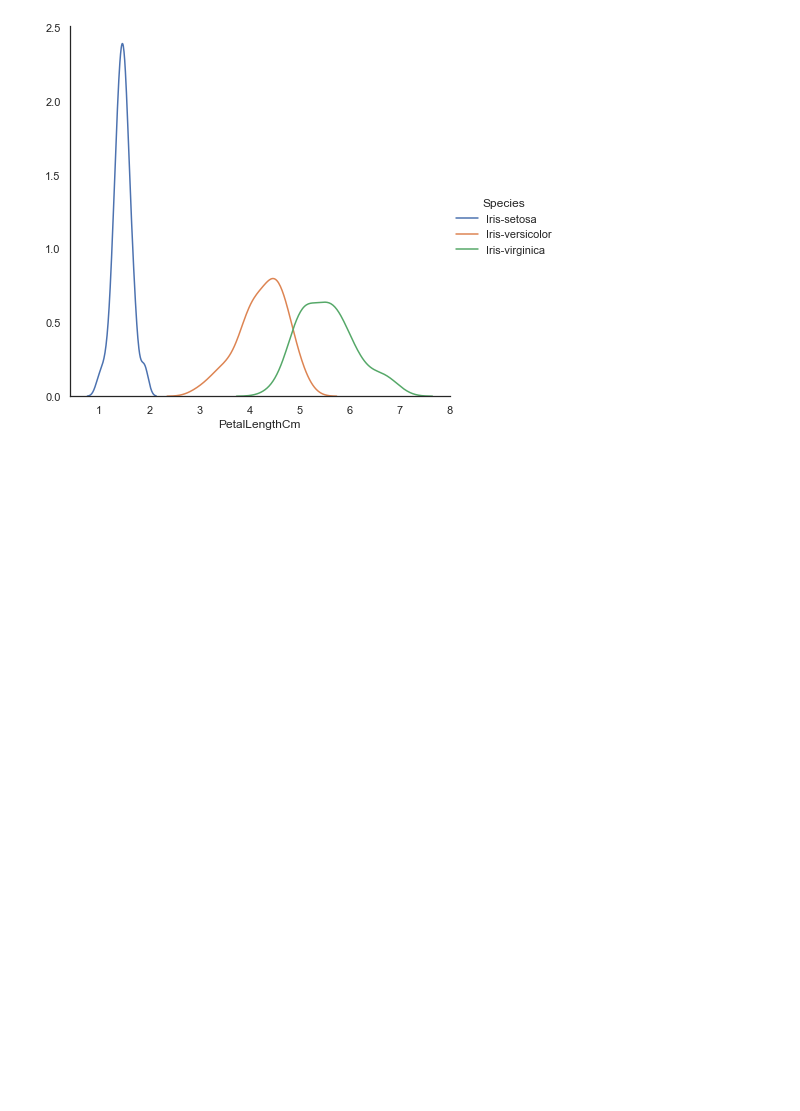
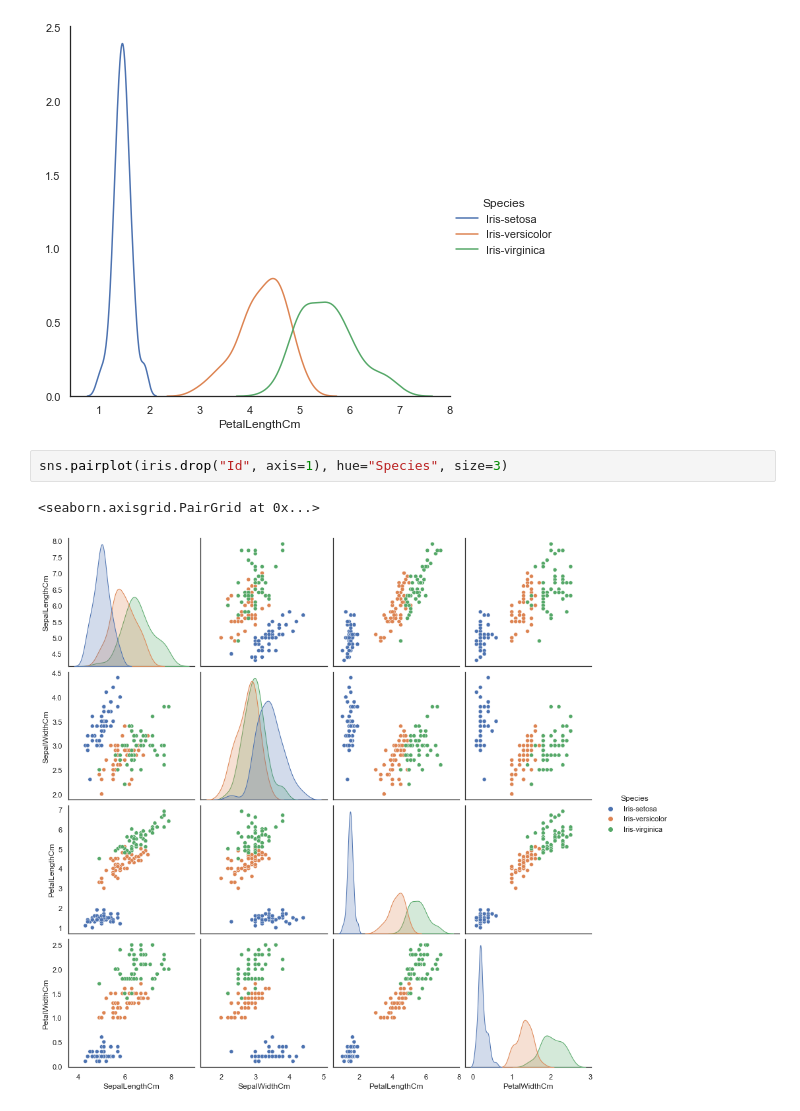
Before and after one commit to manassesj/kaggle, a Jupyter notebook: code/visualization1.ipynb, the cells around one changed output. Cells and saved outputs as stored; diff of their text form; blank space fills up the shorter version.

Commit message:
Pandas visualization
A bit more of visualization with sns and pandas

```diff
--- a/code/visualization1.ipynb
+++ b/code/visualization1.ipynb
@@ -62,3 +62,8 @@ sns.FacetGrid(iris, hue="Species", size=6)\
 # %% [output]
 <seaborn.axisgrid.FacetGrid at 0x...>
 [figure]
+# %%
+sns.pairplot(iris.drop("Id", axis=1), hue="Species", size=3)
+# %% [output]
+<seaborn.axisgrid.PairGrid at 0x...>
+[figure, added]
```
Also changed, not shown: parts of 6 cells of this notebook.
